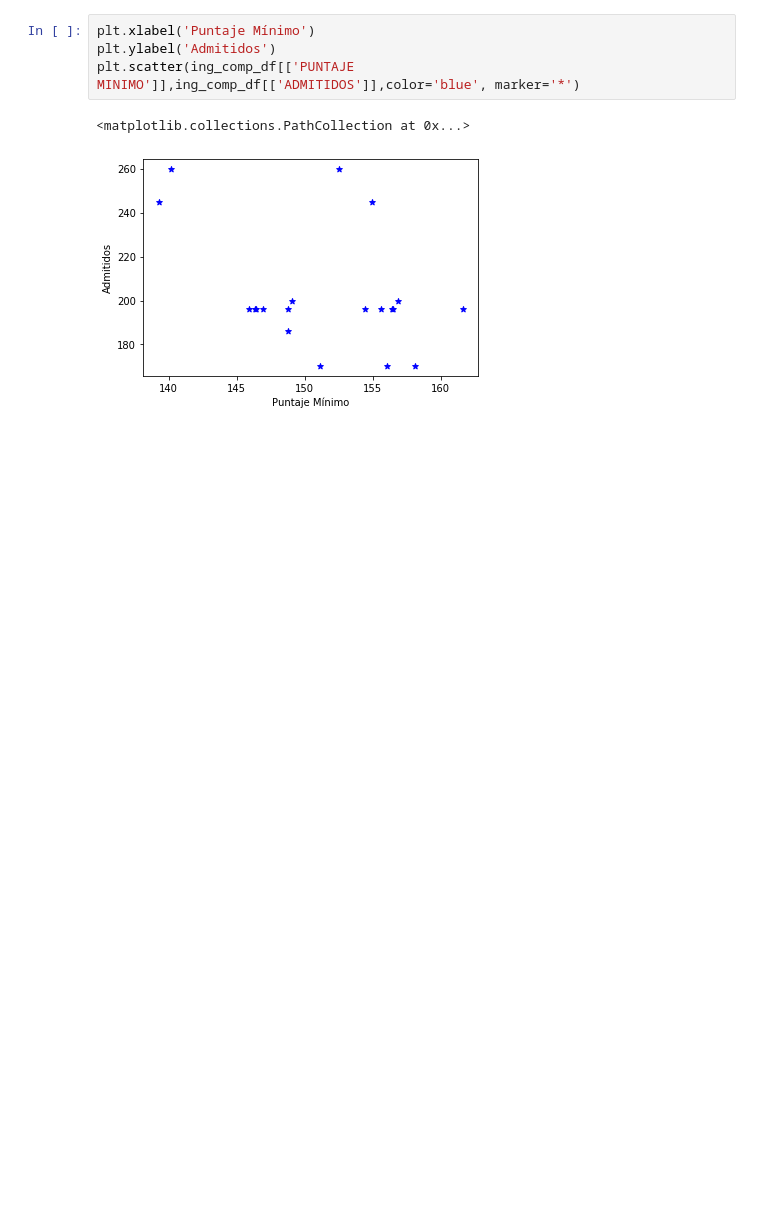
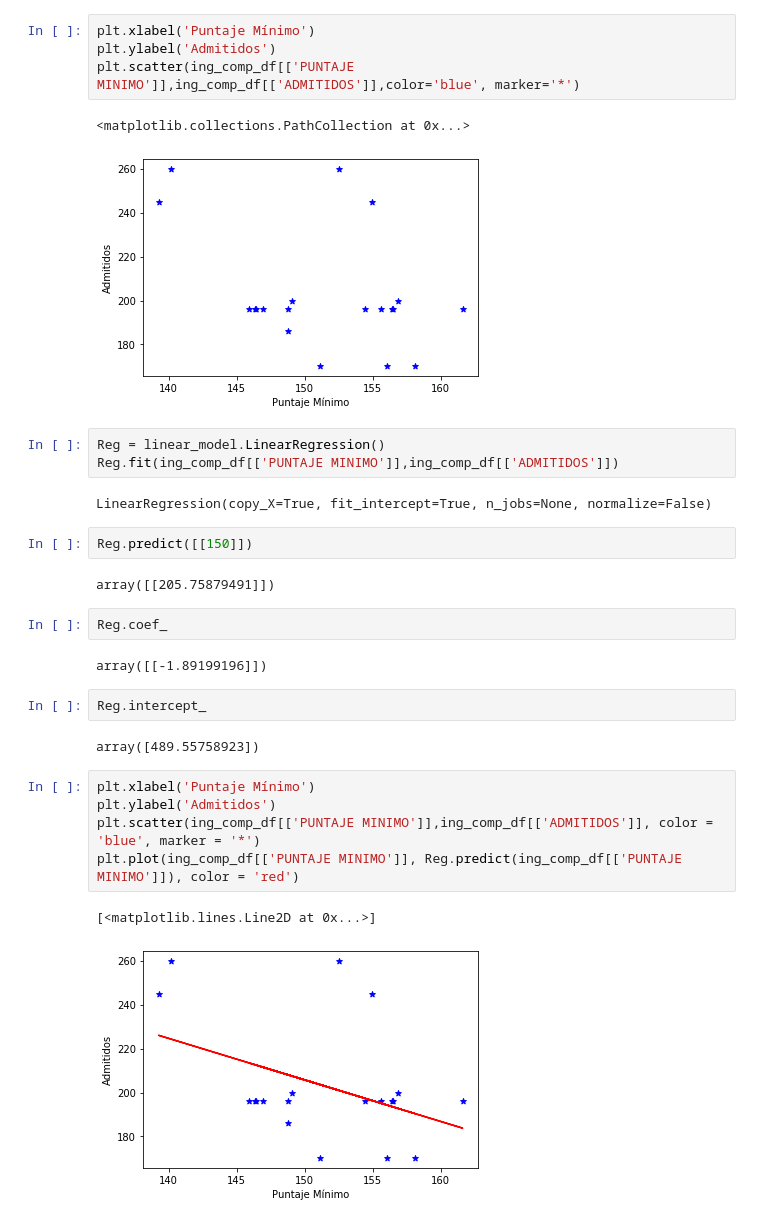
Before and after one commit to doble-eme/modelo_ingreso_udg, a Jupyter notebook: modelo_reg_lineal_udg.ipynb, the cells around one changed output. Saved outputs shown, nothing was run; the diff lists cells and outputs as text; blank space fills up the shorter version.

Commit message:
avance creacion de modelo

```diff
--- a/modelo_reg_lineal_udg.ipynb
+++ b/modelo_reg_lineal_udg.ipynb
@@ -79,3 +92,28 @@ plt.scatter(ing_comp_df[['PUNTAJE MINIMO']],ing_comp_df[['ADMITIDOS']],color='bl
 # %% [output]
 <matplotlib.collections.PathCollection at 0x...>
 [figure]
+# %%
+Reg = linear_model.LinearRegression()
+Reg.fit(ing_comp_df[['PUNTAJE MINIMO']],ing_comp_df[['ADMITIDOS']])
+# %% [output]
+LinearRegression(copy_X=True, fit_intercept=True, n_jobs=None, normalize=False)
+# %%
+Reg.predict([[150]])
+# %% [output]
+array([[205.75879491]])
+# %%
+Reg.coef_
+# %% [output]
+array([[-1.89199196]])
+# %%
+Reg.intercept_
+# %% [output]
+array([489.55758923])
+# %%
+plt.xlabel('Puntaje Mínimo')
+plt.ylabel('Admitidos')
+plt.scatter(ing_comp_df[['PUNTAJE MINIMO']],ing_comp_df[['ADMITIDOS']], color = 'blue', marker = '*')
+plt.plot(ing_comp_df[['PUNTAJE MINIMO']], Reg.predict(ing_comp_df[['PUNTAJE MINIMO']]), color = 'red')
+# %% [output]
+[<matplotlib.lines.Line2D at 0x...>]
+[figure, added]
```
Also changed, not shown: parts of 86 cells of this notebook, 6 other files.
